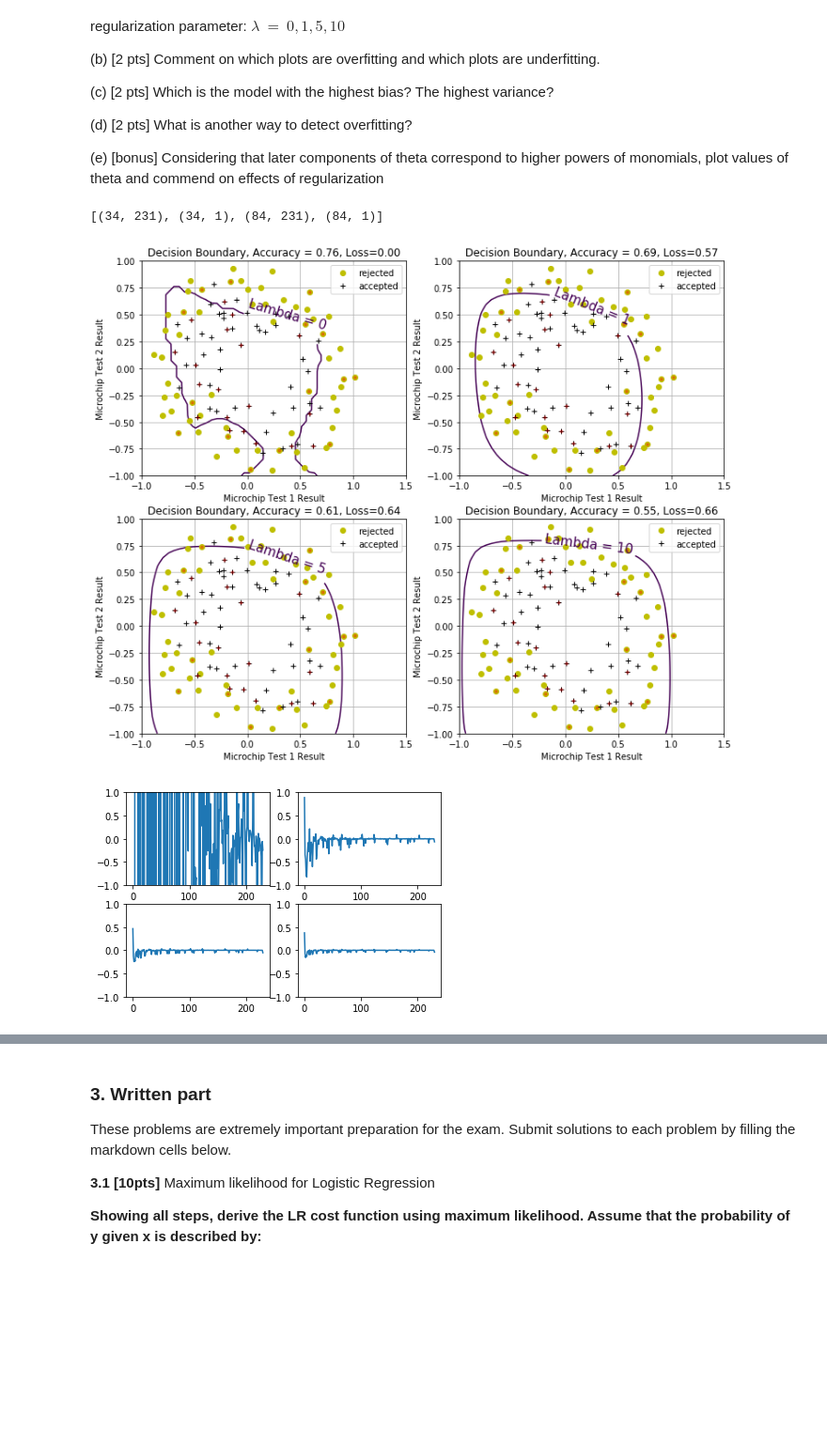
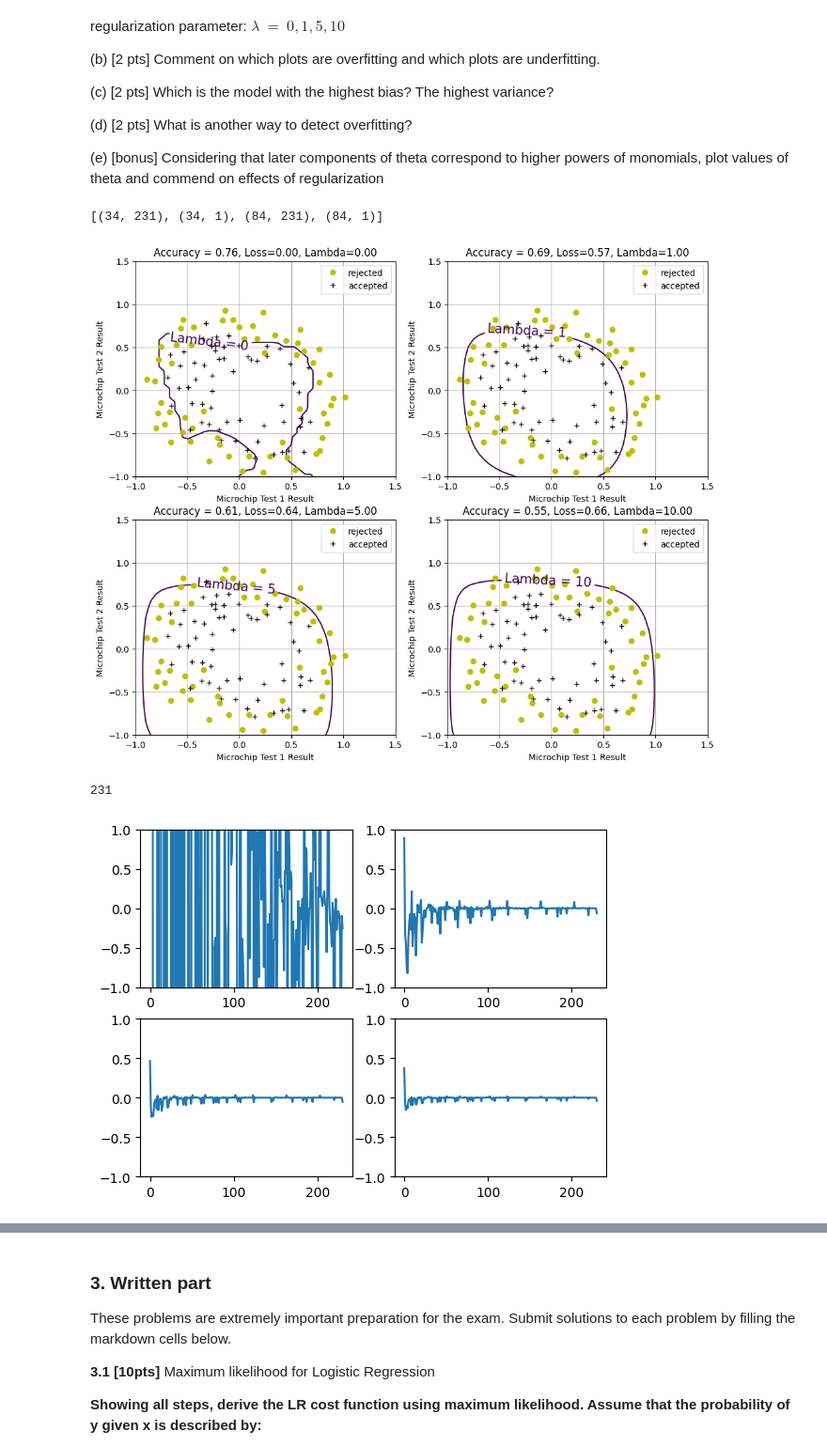
Before and after one commit to digitaldna01/boston-univ, a Jupyter notebook: CAS CS 542/HW/pset2/pset2.ipynb, the cells around one changed output, grey strips where cells are left out. Shown at 94% size. Drawn from its saved outputs; the diff is of its cells as text; code cells hidden in the pictures; blank space fills up the shorter version.

```diff
--- a/CAS CS 542/HW/pset2/pset2.ipynb
+++ b/CAS CS 542/HW/pset2/pset2.ipynb
@@ -542,10 +494,3 @@ $\frac{\partial J(\theta)}{\partial \theta_{j}} \ = \ (\frac{1}{m} \ \sum_{i=0}^
 **2.3.1 [10pts] Implementing regularized logistic regression**
 
 Re-implement computeCost with regularization.
-# %%
-# Cost function, default lambda (regularization) 0
-def logistic_loss_theta_w_reg(x, y, h, theta, lambda_=0.0):
-    raise NotImplementedError('Implement it yourself.')
-
-def logistic_loss_theta_w_reg_grad(x, y, h, theta, lambda_=0.0):
-    raise NotImplementedError('Implement it yourself.')
@@ -609,49 +622,65 @@ def plot_boundary(theta, ax=None):
 np.random.seed(2)
 train_idx_mask = np.random.rand(X_pf.shape[0]) < 0.3
 X_pf_train, y_train = X_pf[train_idx_mask], y_data[train_idx_mask]
-X_pf_test, y_test = X_pf[~train_idx_mask], y_data[~train_idx_mask]
+X_pf_test, y_test = X_pf[~train_idx_mask], y_data[~train_idx_mask] # what is ~ means here -> ~mean opposite
 print([x.shape for x in (X_pf_train, y_train, X_pf_test, y_test)])
 
 def silent_optimize_w_lambda(lambda_):
     theta_init = np.zeros((X_pf.shape[1], 1))
     data = (X_pf_train, y_train, hypothesis_function)
-    loss = partial(logistic_loss_theta_w_reg, *data, lambda_=lambda_)
+    loss = partial(logistic_loss_theta_w_reg, *data, lambda_=lambda_) # What is the *means here -> *
     loss_grad = partial(logistic_loss_theta_w_reg_grad, *data, lambda_=lambda_)
     theta, final_loss = optimize(
         theta_init.flatten(), loss, loss_grad, optimizer_fn=None,
         max_iter=1000, print_every=0, show=False
     )
     return theta, final_loss
 
 thetas = []
 plt.figure(figsize=(12,10))
 
 # wow, I mutates an object used in the scope of another function (plot_data)
 # don't do that! it is really hard to debug later
-chip_plotting_spec['figsize'] = None
+chip_plotting_spec_copy = chip_plotting_spec.copy()
+
+chip_plotting_spec_copy['figsize'] = None
 
 # you might find following lines useful:
 #
 #    cnt_fmt = {0.5: 'Lambda = %d' % lambda_}
 #    ax.clabel(cnt, inline=1, fontsize=15, fmt=cnt_fmt)
 #
 # red dots indicate training samples
 
-for id_, lambda_ in enumerate([0, 1, 5, 10]):
+for id_, lambda_ in enumerate([0, 1, 5, 10]): # Lambda values are 0, 1, 5, 10
     ax = plt.subplot(2, 2, id_+1)
-    raise NotImplementedError('Implement it yourself.')
+
+    theta, final_loss = silent_optimize_w_lambda(lambda_)
+    thetas.append(theta)
+    cnt = plot_boundary(theta, ax)
+
+    cnt_fmt = {0.5: 'Lambda = %d' % lambda_}
+    ax.clabel(cnt, inline=1, fontsize=15, fmt=cnt_fmt)
+
+    # plot the train and test data
+    plot_data(**chip_plotting_spec_copy, ax=ax)
+
+    accuracy_val = accuracy(X_pf_test, y_test, theta)
+    ax.set_title(f'Accuracy = {accuracy_val:.2f}, Loss={final_loss:.2f}, Lambda={lambda_:.2f}')
 
 plt.show()
-
+print(len(thetas[0]))
 # (e) [bonus] Considering that later components of theta correspond to higher powers
 # of monomials, plot values of theta and commend on effects of regularization
 ax = None
 for th_id, theta in enumerate(thetas):
     ax = plt.subplot(2, 2, th_id+1, sharey=ax)
-    raise NotImplementedError('Implement it yourself.')
+    ax.plot(theta)
+    ax.set_ylim(-1, 1)  # Set the y-axis -1 to 1 for the better view
 
 plt.show()
 # %% [output]
 [(34, 231), (34, 1), (84, 231), (84, 1)]
-[figure, old version]
+[figure, new version]
+231
-[figure, old version]
+[figure, new version]
```
Also changed, not shown: parts of 11 cells of this notebook.
